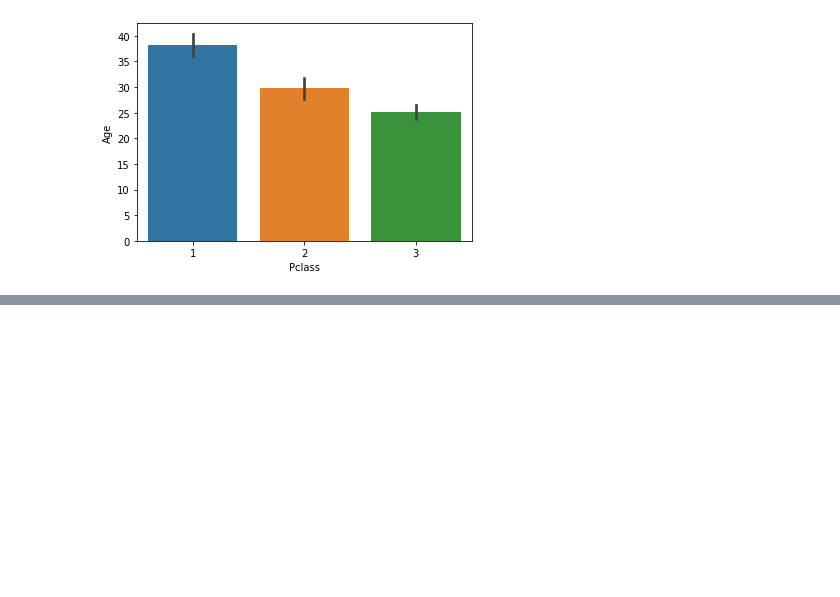
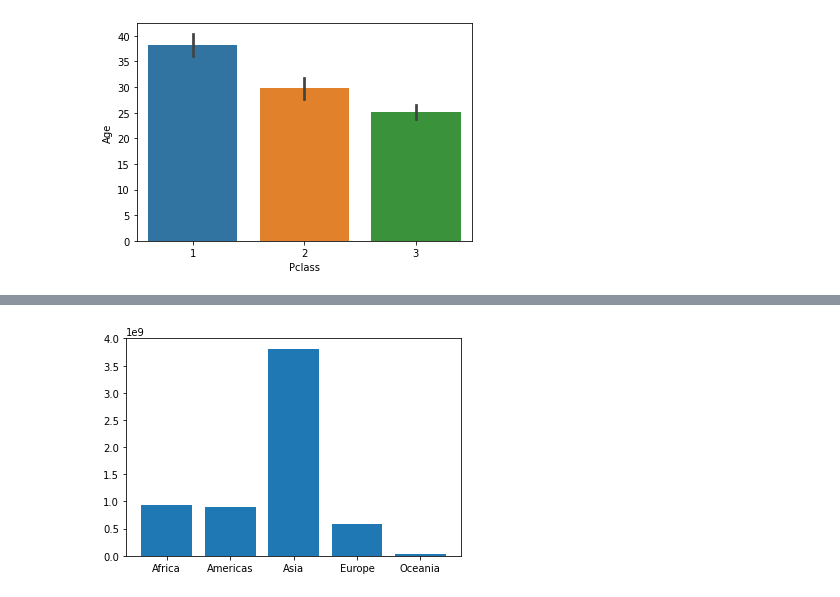
Before and after one commit to juanpaat/Python-for-Data-Analysts-and-Data-Scientists, a Jupyter notebook: Visualisation.ipynb, the cells around one changed output, grey strips where cells are left out. Drawn from its saved outputs; the diff is of its cells as text; code cells hidden in the pictures; blank space fills up the shorter version.

```diff
--- a/Visualisation.ipynb
+++ b/Visualisation.ipynb
@@ -95,0 +103,4 @@ fig.show()
+# %%
+# read the first dataset with pandas
+df = pd.read_csv("Data/gdp_data.csv")
+df.head()
@@ -95,0 +134,3 @@ fig.show()
+# %%
+pop_by_cont = df.groupby("continent")["pop"].sum().to_frame().reset_index()
+pop_by_cont
@@ -95,0 +144,6 @@ fig.show()
+# %%
+fig, ax = plt.subplots()
+ax.bar(x = pop_by_cont["continent"], height=pop_by_cont["pop"])
+fig.show()
+# %% [output]
+[figure, added]
```
Also changed, not shown: parts of 71 cells of this notebook, 10 other files.
